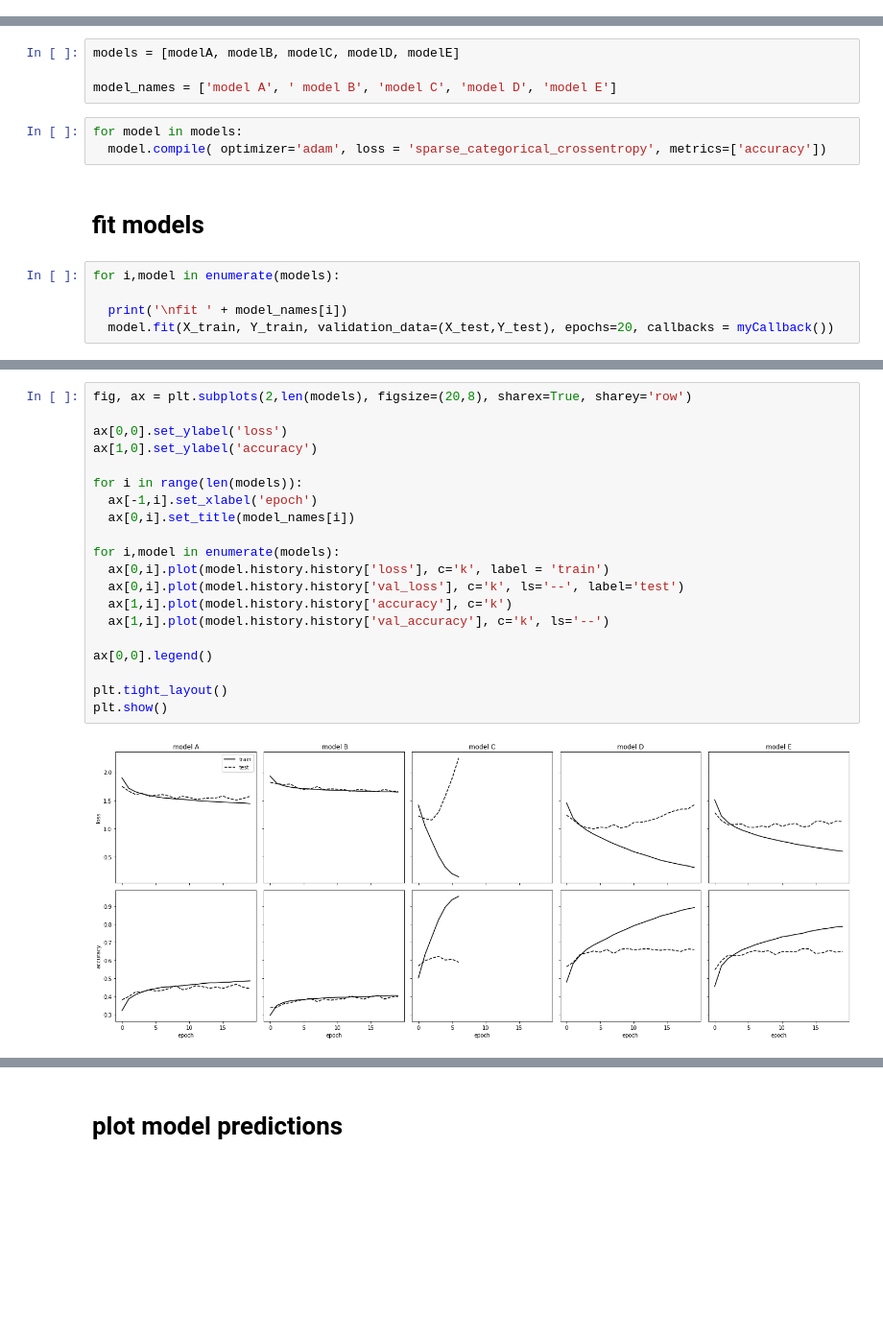
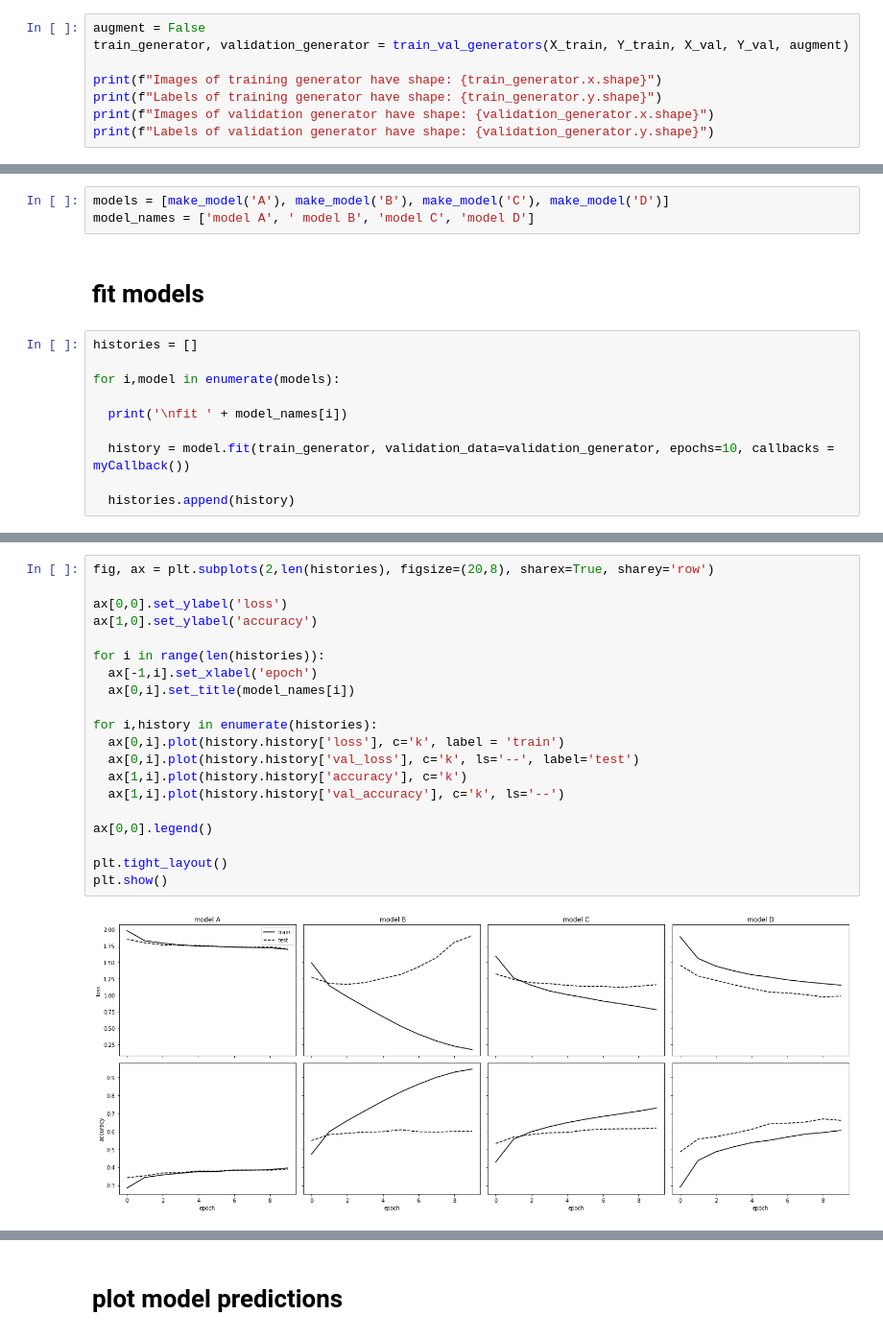
Before and after one commit to flediak/tensor_flow_image_classification, a Jupyter notebook: cifar10_classification.ipynb, the cells around one changed output, grey strips where cells are left out. Shown at 96% size. Cells and saved outputs as stored; diff of their text form; blank space fills up the shorter version.

Commit message:
added data augmentation and TensorFlow ImageDataGenerator

```diff
--- a/cifar10_classification.ipynb
+++ b/cifar10_classification.ipynb
@@ -85,0 +118,8 @@ Y_test = np.where(Y_test==class1_ID,0,1)
+# %%
+augment = False
+train_generator, validation_generator = train_val_generators(X_train, Y_train, X_val, Y_val, augment)
+
+print(f"Images of training generator have shape: {train_generator.x.shape}")
+print(f"Labels of training generator have shape: {train_generator.y.shape}")
+print(f"Images of validation generator have shape: {validation_generator.x.shape}")
+print(f"Labels of validation generator have shape: {validation_generator.y.shape}")
@@ -137,16 +188,17 @@ with mirrored_strategy.scope():
 # %%
-models = [modelA, modelB, modelC, modelD, modelE]
-
-model_names = ['model A', ' model B', 'model C', 'model D', 'model E']
+models = [make_model('A'), make_model('B'), make_model('C'), make_model('D')]
+model_names = ['model A', ' model B', 'model C', 'model D']
-# %%
-for model in models:
-  model.compile( optimizer='adam', loss = 'sparse_categorical_crossentropy', metrics=['accuracy'])
 # %% [markdown]
 # fit models
 # %%
+histories = []
+
 for i,model in enumerate(models):
 
   print('\nfit ' + model_names[i])
-  model.fit(X_train, Y_train, validation_data=(X_test,Y_test), epochs=20, callbacks = myCallback())
+
+  history = model.fit(train_generator, validation_data=validation_generator, epochs=10, callbacks = myCallback())
+
+  histories.append(history)
 # %% [output]
 fit model A
@@ -169,25 +221,25 @@ Epoch 20/20
 # %%
-fig, ax = plt.subplots(2,len(models), figsize=(20,8), sharex=True, sharey='row')
+fig, ax = plt.subplots(2,len(histories), figsize=(20,8), sharex=True, sharey='row')
 
 ax[0,0].set_ylabel('loss')
 ax[1,0].set_ylabel('accuracy')
 
-for i in range(len(models)):
+for i in range(len(histories)):
   ax[-1,i].set_xlabel('epoch')
   ax[0,i].set_title(model_names[i])
 
-for i,model in enumerate(models):
-  ax[0,i].plot(model.history.history['loss'], c='k', label = 'train')
-  ax[0,i].plot(model.history.history['val_loss'], c='k', ls='--', label='test')
-  ax[1,i].plot(model.history.history['accuracy'], c='k')
-  ax[1,i].plot(model.history.history['val_accuracy'], c='k', ls='--')
+for i,history in enumerate(histories):
+  ax[0,i].plot(history.history['loss'], c='k', label = 'train')
+  ax[0,i].plot(history.history['val_loss'], c='k', ls='--', label='test')
+  ax[1,i].plot(history.history['accuracy'], c='k')
+  ax[1,i].plot(history.history['val_accuracy'], c='k', ls='--')
 
 ax[0,0].legend()
 
 plt.tight_layout()
 plt.show()
 # %% [output]
-[figure, old version]
+[figure, new version]
 # %%
 for i,model in enumerate(models):
   print('\nevaluate ' + model_names[i])
```
Also changed, not shown: parts of 22 cells of this notebook.
